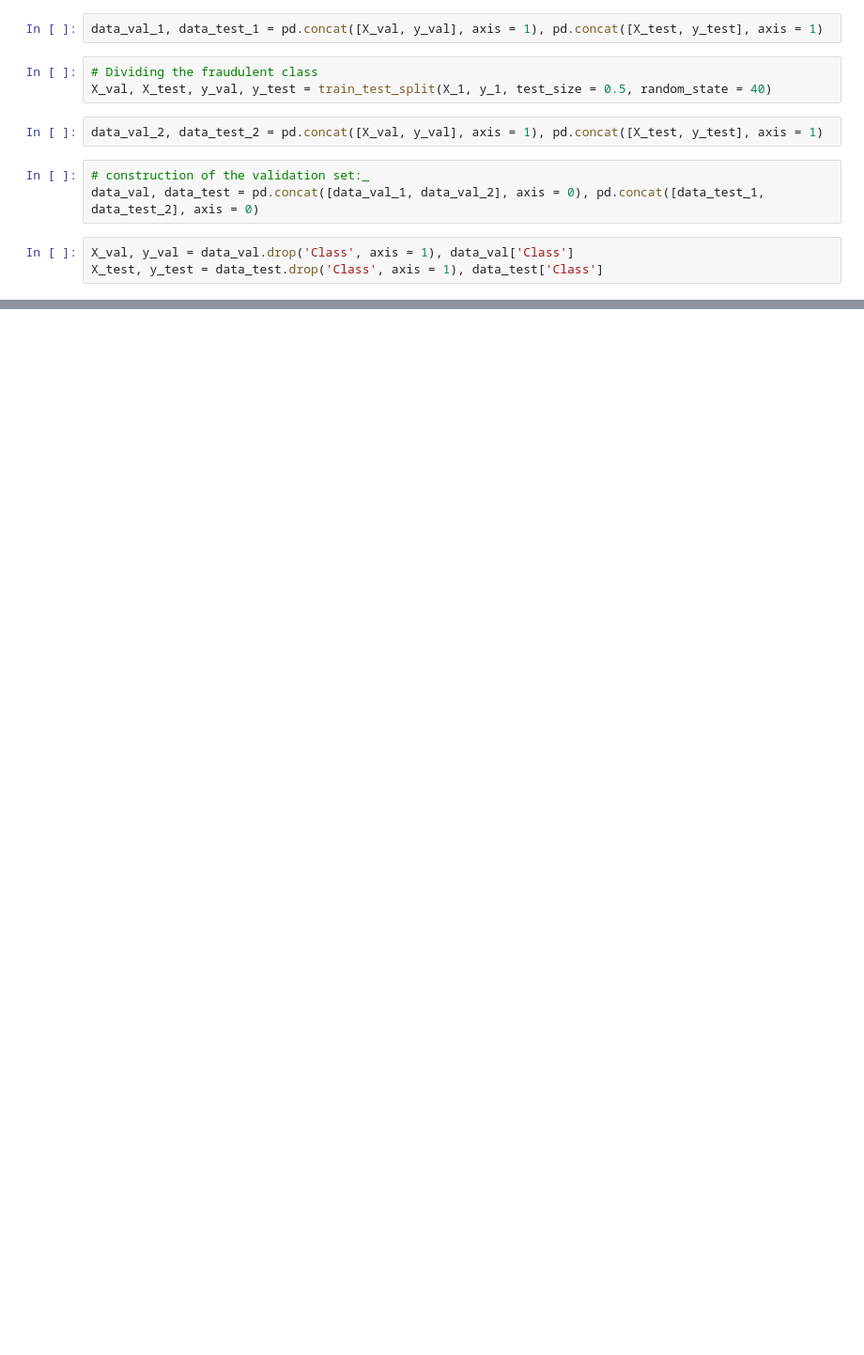
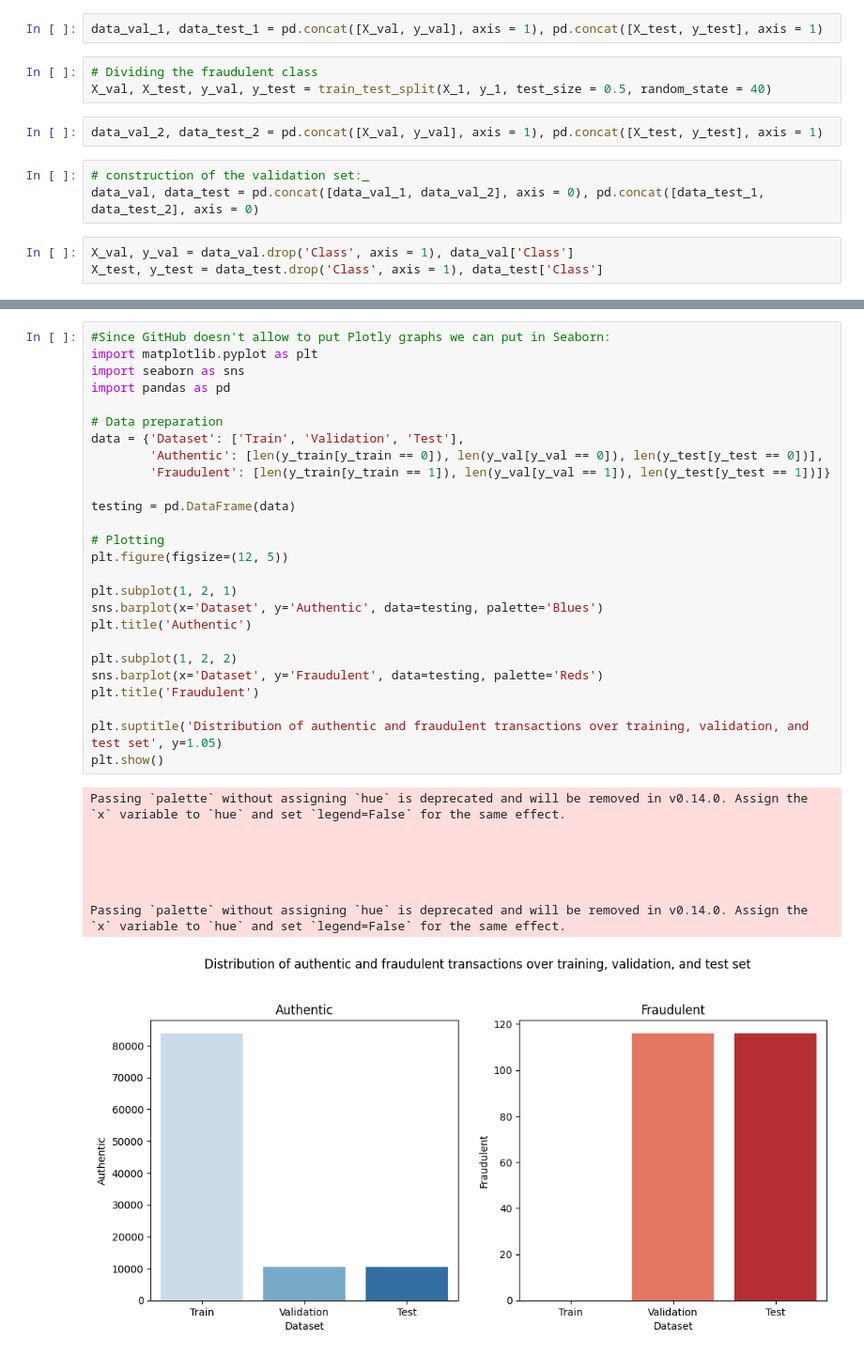
Before and after one commit to earo12/Anomaly-Credit-Card-Transactions-Detector, a Jupyter notebook: ANOMALY_CREDIT_CARD_DETECTOR.ipynb, the cells around one changed output, grey strips where cells are left out. Shown at 94% size. Cells and saved outputs as stored; diff of their text form; blank space fills up the shorter version.

Commit message:
Added validation graph we've made earlier in plotly with seaborn

```diff
--- a/ANOMALY_CREDIT_CARD_DETECTOR.ipynb
+++ b/ANOMALY_CREDIT_CARD_DETECTOR.ipynb
@@ -116,3 +116,38 @@ fig.update_layout(height = 500, width = 800, showlegend = True, title = dict(tex
 fig.show()
 # %% [output]
 [interactive output not drawn]
+# %%
+#Since GitHub doesn't allow to put Plotly graphs we can put in Seaborn:
+import matplotlib.pyplot as plt
+import seaborn as sns
+import pandas as pd
+
+# Data preparation
+data = {'Dataset': ['Train', 'Validation', 'Test'],
+        'Authentic': [len(y_train[y_train == 0]), len(y_val[y_val == 0]), len(y_test[y_test == 0])],
+        'Fraudulent': [len(y_train[y_train == 1]), len(y_val[y_val == 1]), len(y_test[y_test == 1])]}
+
+testing = pd.DataFrame(data)
+
+# Plotting
+plt.figure(figsize=(12, 5))
+
+plt.subplot(1, 2, 1)
+sns.barplot(x='Dataset', y='Authentic', data=testing, palette='Blues')
+plt.title('Authentic')
+
+plt.subplot(1, 2, 2)
+sns.barplot(x='Dataset', y='Fraudulent', data=testing, palette='Reds')
+plt.title('Fraudulent')
+
+plt.suptitle('Distribution of authentic and fraudulent transactions over training, validation, and test set', y=1.05)
+plt.show()
+# %% [output]
+Passing `palette` without assigning `hue` is deprecated and will be removed in v0.14.0. Assign the `x` variable to `hue` and set `legend=False` for the same effect.
+
+
+
+
+
+Passing `palette` without assigning `hue` is deprecated and will be removed in v0.14.0. Assign the `x` variable to `hue` and set `legend=False` for the same effect.
+[figure, added]
```
